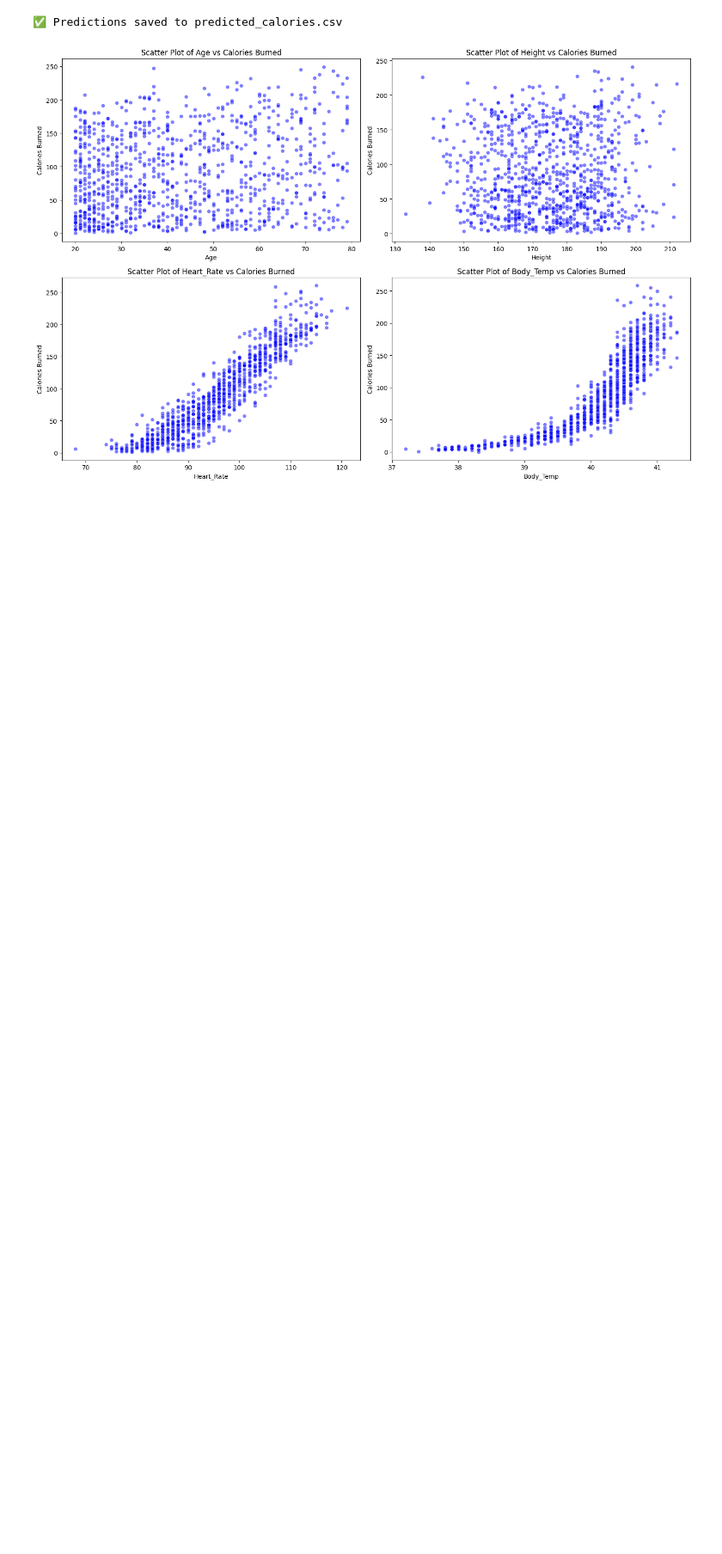
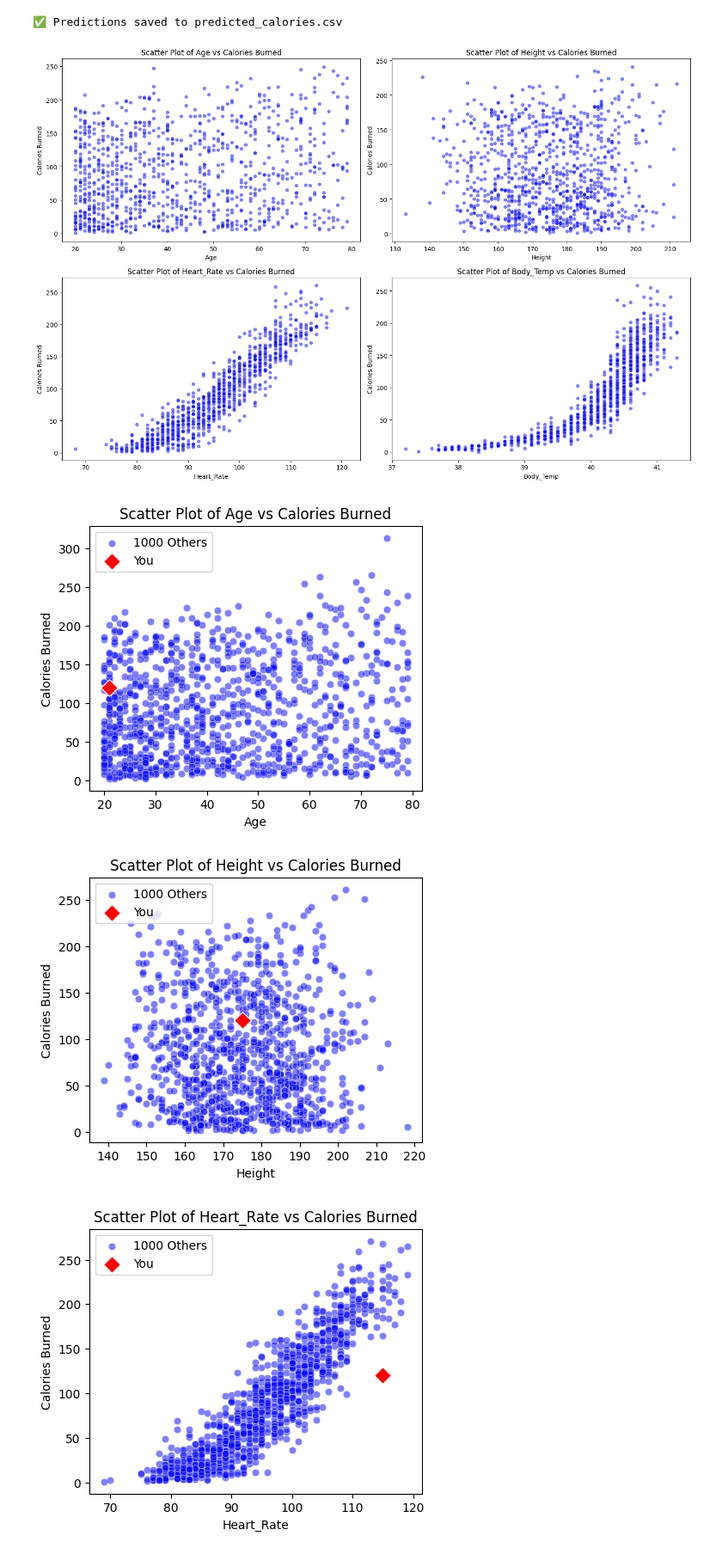
Before and after one commit to JXAsain/Calories-Burnt-Prediction, a Jupyter notebook: Project/graph_graphs.ipynb, the cells around one changed output. Shown at 86% size. Drawn from its saved outputs; the diff is of its cells as text; code cells hidden in the pictures; blank space fills up the shorter version.

```diff
--- a/Project/graph_graphs.ipynb
+++ b/Project/graph_graphs.ipynb
@@ -362,0 +412,15 @@ received_csv_data_scatter('predicted_calories.csv')
+# %%
+testdict = {
+    'age': 21,
+    'height': 175,
+    'heart': 115,
+    'bodyTemp': 40,
+    'calories': 120
+}
+
+
+figs = userdata_compare_statter(testdict)
+# %% [output]
+[figure, added]
+[figure, added]
+[figure, added]
```
Also changed, not shown: parts of 13 cells of this notebook, 1 other file.
